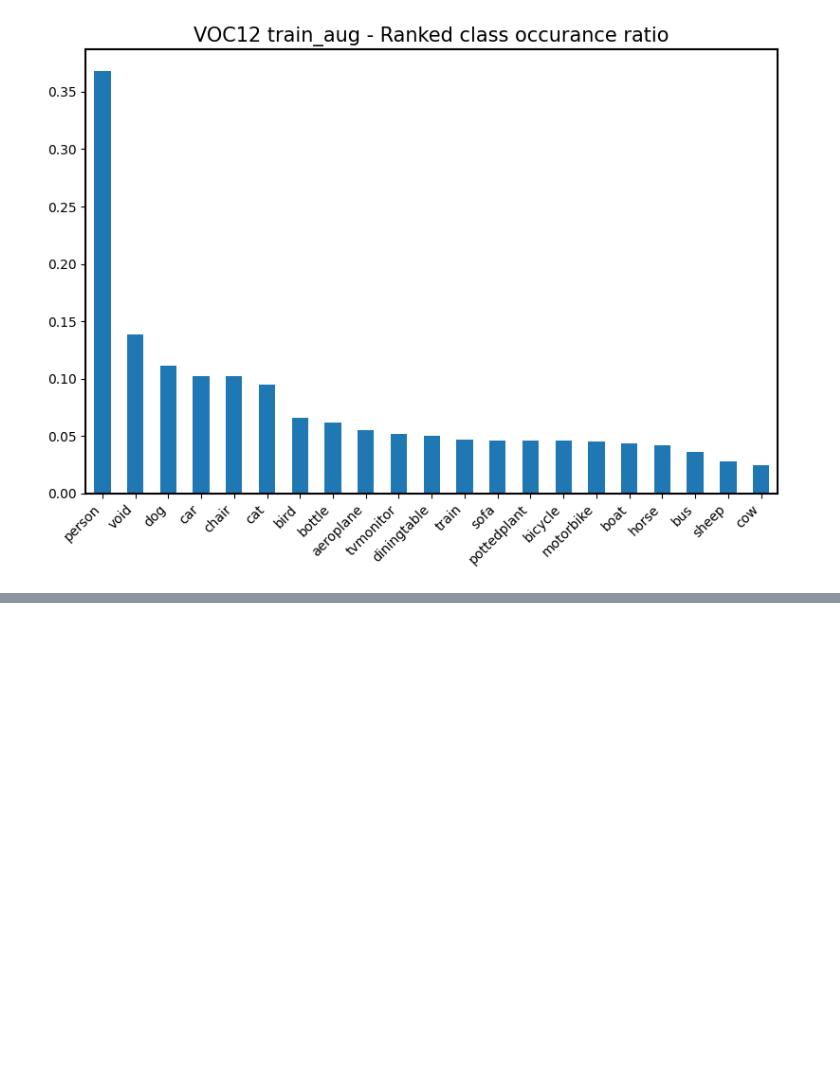
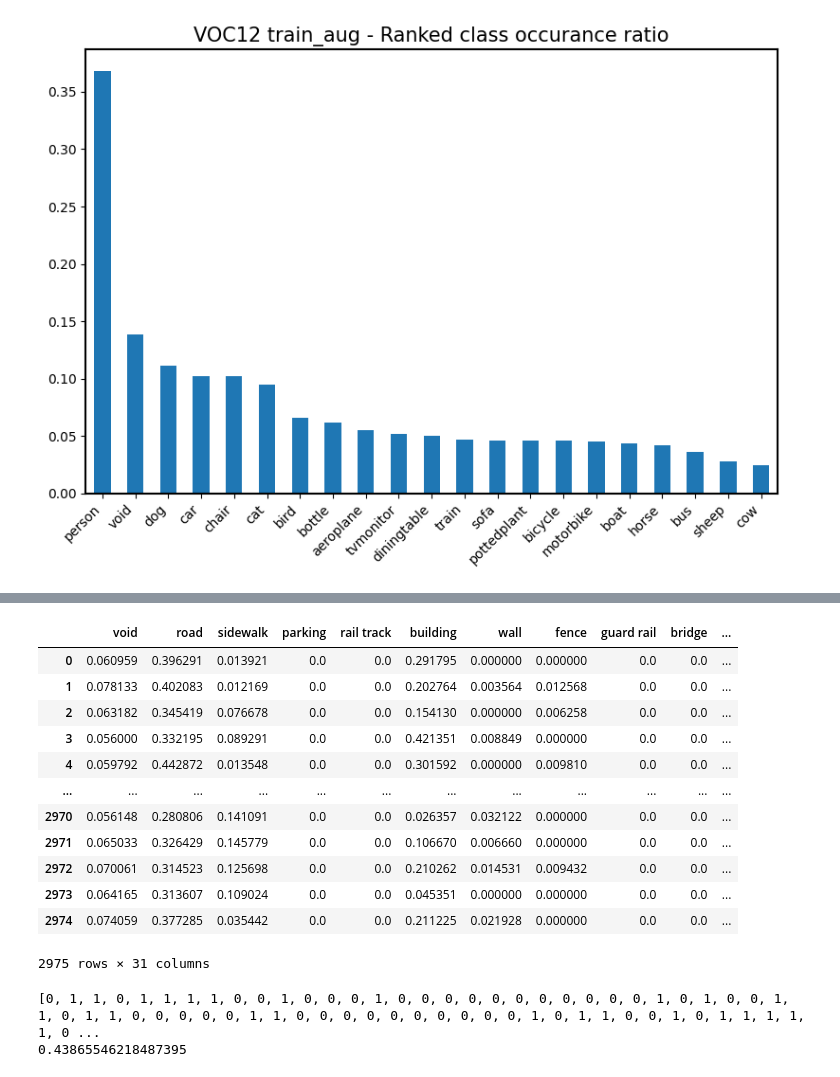
Before and after one commit to ronaldvlaar/prototype_segmentation, a Jupyter notebook: EDA/Exploratory Data Analysis.ipynb, the cells around one changed output, grey strips where cells are left out. Saved outputs shown, nothing was run; the diff lists cells and outputs as text; code cells hidden in the pictures; blank space fills up the shorter version.

```diff
--- a/EDA/Exploratory Data Analysis.ipynb
+++ b/EDA/Exploratory Data Analysis.ipynb
@@ -552,0 +510,42 @@ Remove []
+# %%
+df_cs
+# %% [output]
+|  | void | road | sidewalk | parking | rail track | building | wall | fence | guard rail | bridge | ... |
+| 0 | 0.060959 | 0.396291 | 0.013921 | 0.0 | 0.0 | 0.291795 | 0.000000 | 0.000000 | 0.0 | 0.0 | ... |
+| 1 | 0.078133 | 0.402083 | 0.012169 | 0.0 | 0.0 | 0.202764 | 0.003564 | 0.012568 | 0.0 | 0.0 | ... |
+| 2 | 0.063182 | 0.345419 | 0.076678 | 0.0 | 0.0 | 0.154130 | 0.000000 | 0.006258 | 0.0 | 0.0 | ... |
+| 3 | 0.056000 | 0.332195 | 0.089291 | 0.0 | 0.0 | 0.421351 | 0.008849 | 0.000000 | 0.0 | 0.0 | ... |
+| 4 | 0.059792 | 0.442872 | 0.013548 | 0.0 | 0.0 | 0.301592 | 0.000000 | 0.009810 | 0.0 | 0.0 | ... |
+| ... | ... | ... | ... | ... | ... | ... | ... | ... | ... | ... | ... |
+| 2970 | 0.056148 | 0.280806 | 0.141091 | 0.0 | 0.0 | 0.026357 | 0.032122 | 0.000000 | 0.0 | 0.0 | ... |
+| 2971 | 0.065033 | 0.326429 | 0.145779 | 0.0 | 0.0 | 0.106670 | 0.006660 | 0.000000 | 0.0 | 0.0 | ... |
+| 2972 | 0.070061 | 0.314523 | 0.125698 | 0.0 | 0.0 | 0.210262 | 0.014531 | 0.009432 | 0.0 | 0.0 | ... |
+| 2973 | 0.064165 | 0.313607 | 0.109024 | 0.0 | 0.0 | 0.045351 | 0.000000 | 0.000000 | 0.0 | 0.0 | ... |
+| 2974 | 0.074059 | 0.377285 | 0.035442 | 0.0 | 0.0 | 0.211225 | 0.021928 | 0.000000 | 0.0 | 0.0 | ... |
+2975 rows × 31 columns
+# %%
+import json
+path = '../cityscapes/gtFine_trainvaltest/gtFine/train/'
+fence_p = []
+for f in df_cs['file']:
+    split1 = f.split('/')
+
+    citydir = split1[-1].split('_')[0]
+
+    file=path+citydir+'/'+split1[-1].split('.')[0]+'_gtFine_polygons.json'
+
+    # Open the JSON file
+    with open(file) as f:
+        data = json.load(f)
+
+    labels = [obj['label'] for obj in data['objects']]
+
+    fence_part = 1 if labels.count('fence') > 0 else 0
+    fence_p.append(fence_part)
+
+
+print(fence_p)
+print(sum(fence_p)/len(fence_p))
+# %% [output]
+[0, 1, 1, 0, 1, 1, 1, 1, 0, 0, 1, 0, 0, 0, 1, 0, 0, 0, 0, 0, 0, 0, 0, 0, 0, 0, 1, 0, 1, 0, 0, 1, 1, 0, 1, 1, 0, 0, 0, 0, 0, 1, 1, 0, 0, 0, 0, 0, 0, 0, 0, 0, 0, 1, 0, 1, 1, 0, 0, 1, 0, 1, 1, 1, 1, 1, 0 ...
+0.43865546218487395
```
Also changed, not shown: parts of 9 cells of this notebook.
